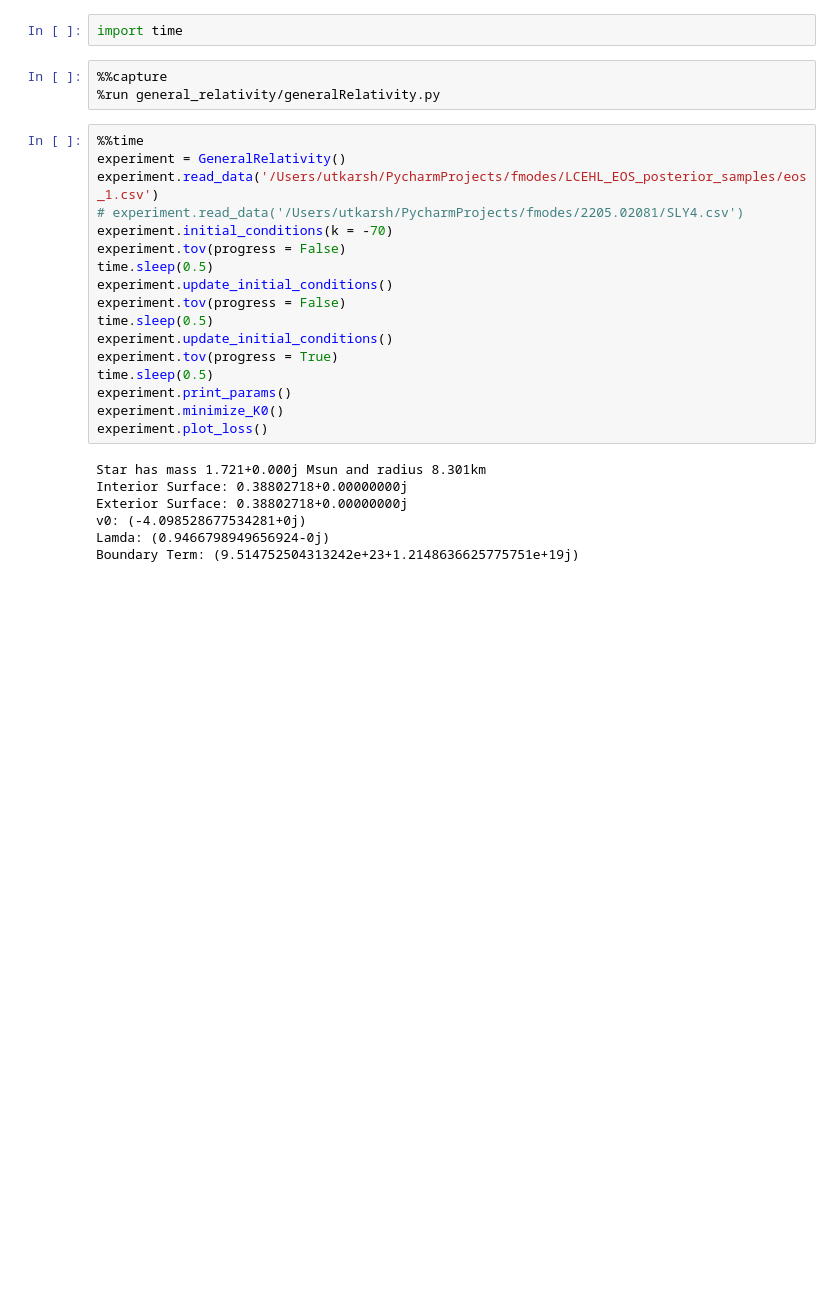
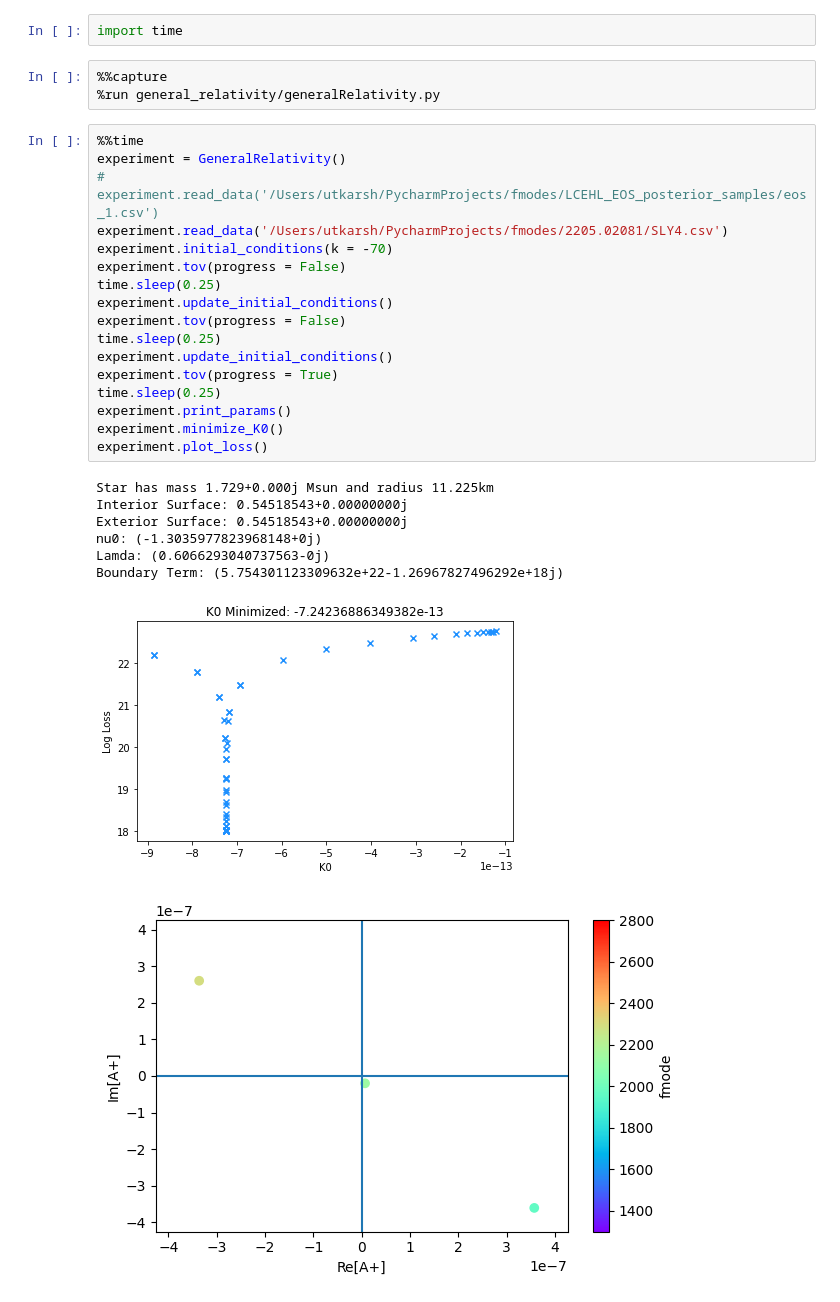
Before and after one commit to utkarsh7236/fmodes, a Jupyter notebook: fmode_GR_script_single.ipynb, the cells around one changed output. Cells and saved outputs as stored; diff of their text form; blank space fills up the shorter version.

```diff
--- a/fmode_GR_script_single.ipynb
+++ b/fmode_GR_script_single.ipynb
@@ -6,24 +6,26 @@ import time
 # %%
 %%time
 experiment = GeneralRelativity()
-experiment.read_data('/Users/utkarsh/PycharmProjects/fmodes/LCEHL_EOS_posterior_samples/eos_1.csv')
-# experiment.read_data('/Users/utkarsh/PycharmProjects/fmodes/2205.02081/SLY4.csv')
+# experiment.read_data('/Users/utkarsh/PycharmProjects/fmodes/LCEHL_EOS_posterior_samples/eos_1.csv')
+experiment.read_data('/Users/utkarsh/PycharmProjects/fmodes/2205.02081/SLY4.csv')
 experiment.initial_conditions(k = -70)
 experiment.tov(progress = False)
-time.sleep(0.5)
+time.sleep(0.25)
 experiment.update_initial_conditions()
 experiment.tov(progress = False)
-time.sleep(0.5)
+time.sleep(0.25)
 experiment.update_initial_conditions()
 experiment.tov(progress = True)
-time.sleep(0.5)
+time.sleep(0.25)
 experiment.print_params()
 experiment.minimize_K0()
 experiment.plot_loss()
 # %% [output]
-Star has mass 1.721+0.000j Msun and radius 8.301km
-Interior Surface: 0.38802718+0.00000000j
-Exterior Surface: 0.38802718+0.00000000j
-v0: (-4.098528677534281+0j)
-Lamda: (0.9466798949656924-0j)
-Boundary Term: (9.514752504313242e+23+1.2148636625775751e+19j)
+Star has mass 1.729+0.000j Msun and radius 11.225km
+Interior Surface: 0.54518543+0.00000000j
+Exterior Surface: 0.54518543+0.00000000j
+nu0: (-1.3035977823968148+0j)
+Lamda: (0.6066293040737563-0j)
+Boundary Term: (5.754301123309632e+22-1.26967827496292e+18j)
+[figure, added]
+[figure, added]
```
Also changed, not shown: parts of 3 cells of this notebook, 1 other file.
